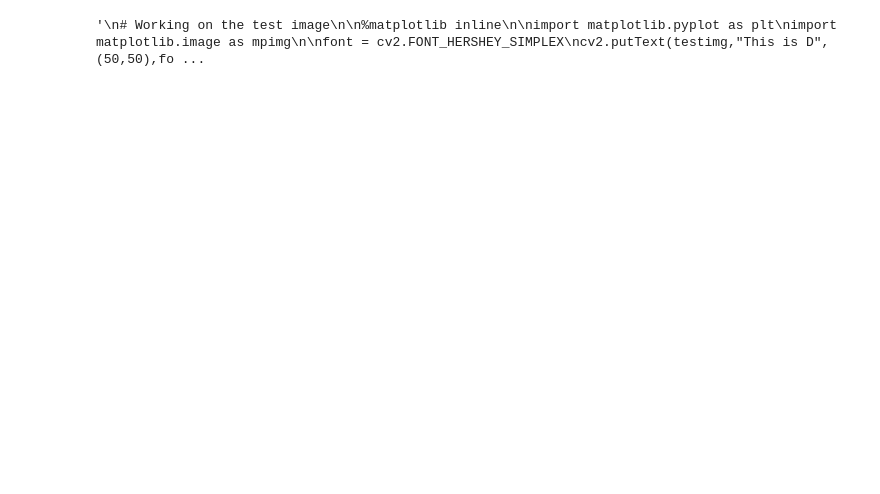
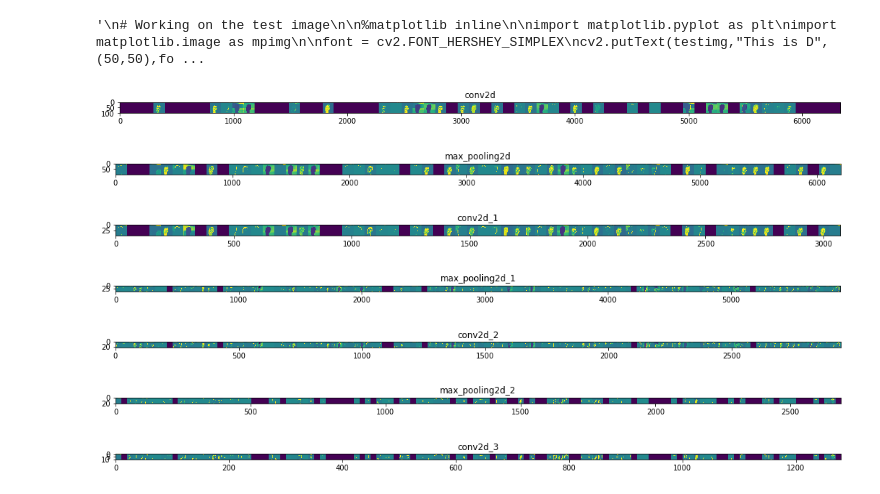
Before and after one commit to yashpatil1998/SLI, a Jupyter notebook: predict.ipynb, the cells around one changed output. Saved outputs shown, nothing was run; the diff lists cells and outputs as text; code cells hidden in the pictures; blank space fills up the shorter version.

Commit message:
Added convolution stages and pre processing

```diff
--- a/predict.ipynb
+++ b/predict.ipynb
@@ -136,3 +146,63 @@ cv2.destroyAllWindows()
 '''
 # %% [output]
 '\n# Working on the test image\n\n%matplotlib inline\n\nimport matplotlib.pyplot as plt\nimport matplotlib.image as mpimg\n\nfont = cv2.FONT_HERSHEY_SIMPLEX\ncv2.putText(testimg,"This is D",(50,50),fo ...
+# %%
+# Display convolution and max pooling stages of a given image
+
+import matplotlib.pyplot as plt
+%matplotlib inline
+import numpy as np
+import random
+from   tensorflow.keras.preprocessing.image import img_to_array, load_img
+
+successive_outputs = [layer.output for layer in pre_trained_model.layers[1:]]
+
+
+visualization_model = tf.keras.models.Model(inputs = pre_trained_model.input, outputs = successive_outputs)
+
+img_path = 'E_test.jpg'
+img = load_img(img_path, target_size=(200, 200))
+
+x   = img_to_array(img)
+x   = x.reshape((1,) + x.shape)
+
+# Rescale by 1/255
+x /= 255.0
+
+successive_feature_maps = visualization_model.predict(x)
+
+# Each layer is given a name
+layer_names = [layer.name for layer in pre_trained_model.layers]
+
+for layer_name, feature_map in zip(layer_names, successive_feature_maps):
+
+  if len(feature_map.shape) == 4:
+
+    n_features = feature_map.shape[-1]
+    size       = feature_map.shape[ 1]
+
+    display_grid = np.zeros((size, size * n_features))
+
+    for i in range(n_features):
+      x  = feature_map[0, :, :, i]
+      x -= x.mean()
+      x /= x.std ()
+      x *=  64
+      x += 128
+      x  = np.clip(x, 0, 255).astype('uint8')
+      display_grid[:, i * size : (i + 1) * size] = x
+
+
+    scale = 18. / n_features
+    plt.figure( figsize=(scale * n_features, scale) )
+    plt.title ( layer_name )
+    plt.grid  ( False )
+    plt.imshow( display_grid, aspect='auto', cmap='viridis' )
+# %% [output]
+[figure, added]
+[figure, added]
+[figure, added]
+[figure, added]
+[figure, added]
+[figure, added]
+[figure, added]
```
Also changed, not shown: parts of 5 cells of this notebook.
